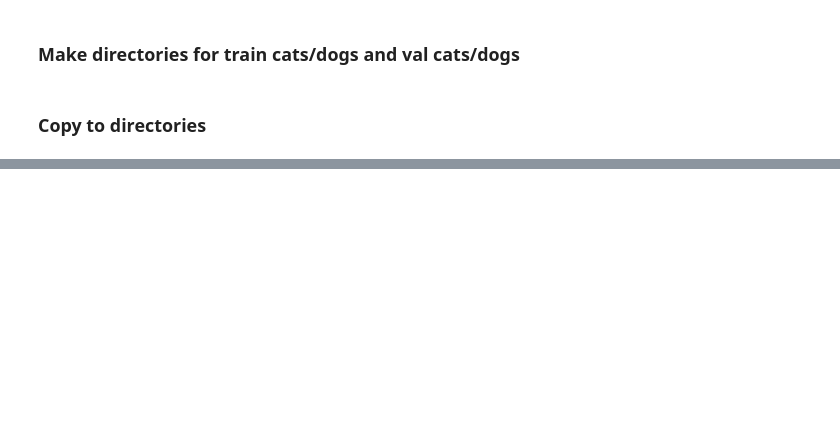
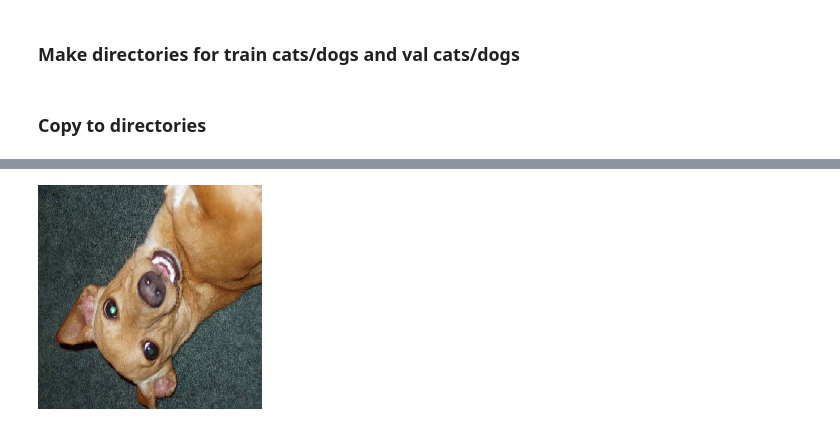
Before and after one commit to garikdza/ISTC_ML_course, a Jupyter notebook: Deep_Learning/CNNs/Homeworks/Homework_2.ipynb, the cells around one changed output, grey strips where cells are left out. Saved outputs shown, nothing was run; the diff lists cells and outputs as text; code cells hidden in the pictures; blank space fills up the shorter version.

```diff
--- a/Deep_Learning/CNNs/Homeworks/Homework_2.ipynb
+++ b/Deep_Learning/CNNs/Homeworks/Homework_2.ipynb
@@ -71,0 +115,7 @@ copy_to(train_path,val_cats_path,val_cats_ids)
+# %%
+img_path = train_path+train_im_ids[3]
+image = load_img(img_path,target_size=(224,224))
+img = img_to_array(image)
+image
+# %% [output]
+[figure, added]
```
Also changed, not shown: parts of 10 cells of this notebook.
